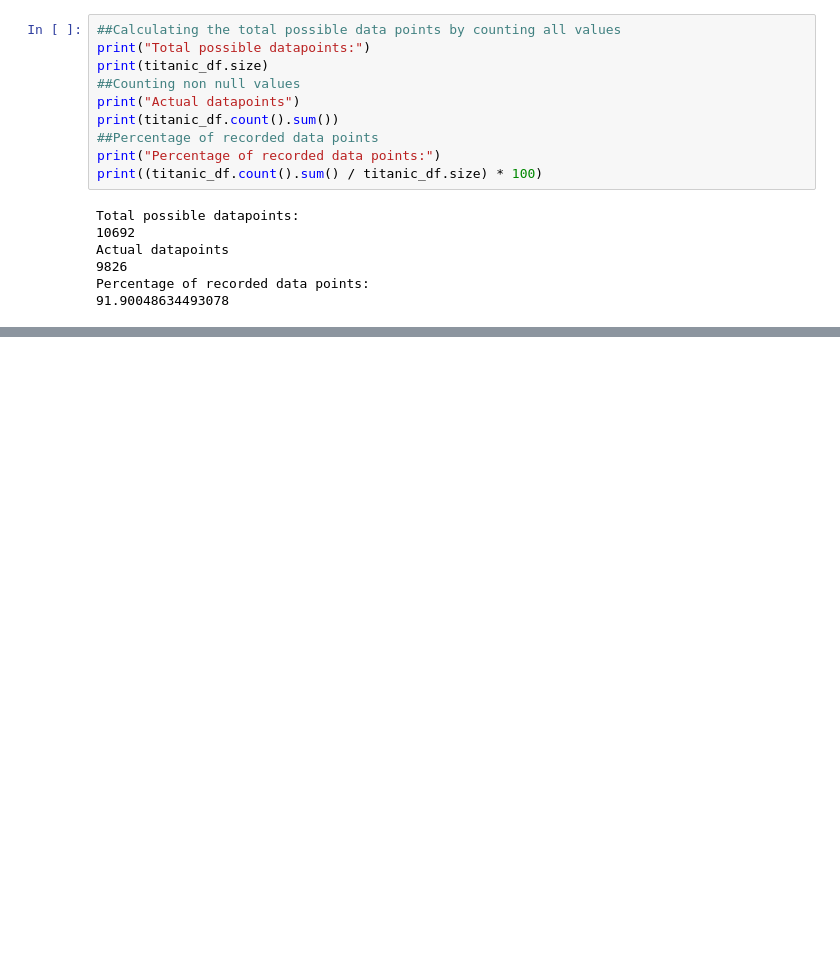
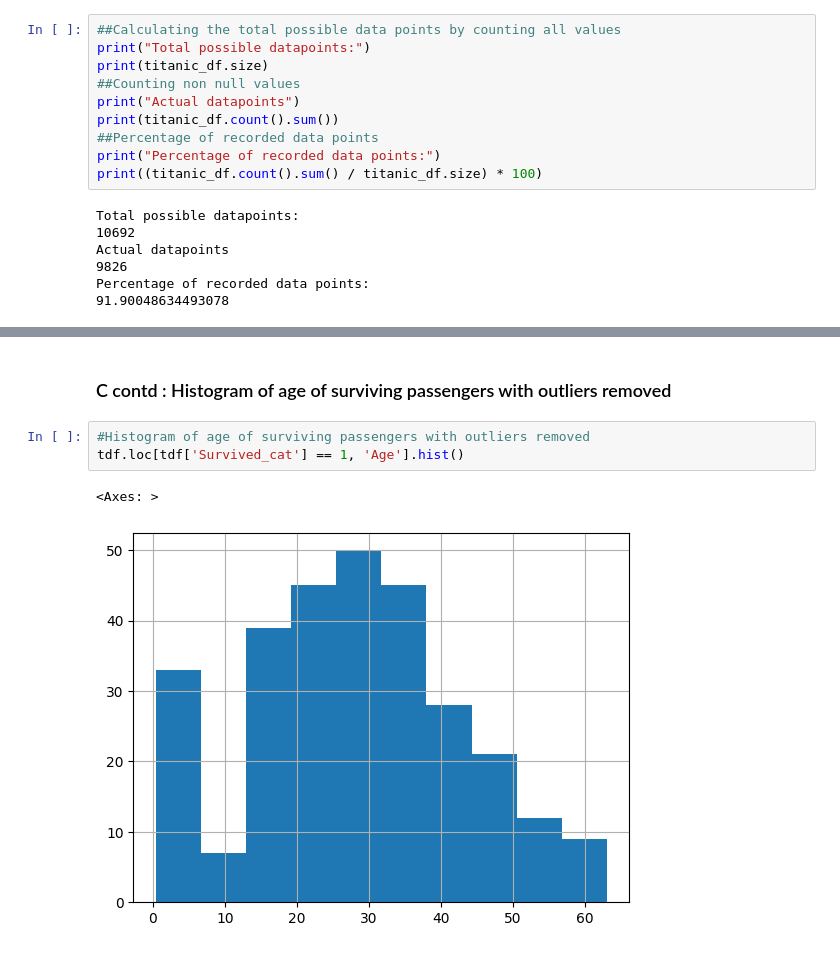
Before and after one commit to nidhicodes4045/csc442_hw4, a Jupyter notebook: CSC422_HW4_nrgrover.ipynb, the cells around one changed output, grey strips where cells are left out. Drawn from its saved outputs; the diff is of its cells as text; blank space fills up the shorter version.

```diff
--- a/CSC422_HW4_nrgrover.ipynb
+++ b/CSC422_HW4_nrgrover.ipynb
@@ -327,0 +372,8 @@ The number of people surviving who travelled in third class is:
+# %% [markdown]
+### C contd : Histogram of age of surviving passengers with outliers removed
+# %%
+#Histogram of age of surviving passengers with outliers removed
+tdf.loc[tdf['Survived_cat'] == 1, 'Age'].hist()
+# %% [output]
+<Axes: >
+[figure, added]
```
Also changed, not shown: parts of 77 cells of this notebook.
